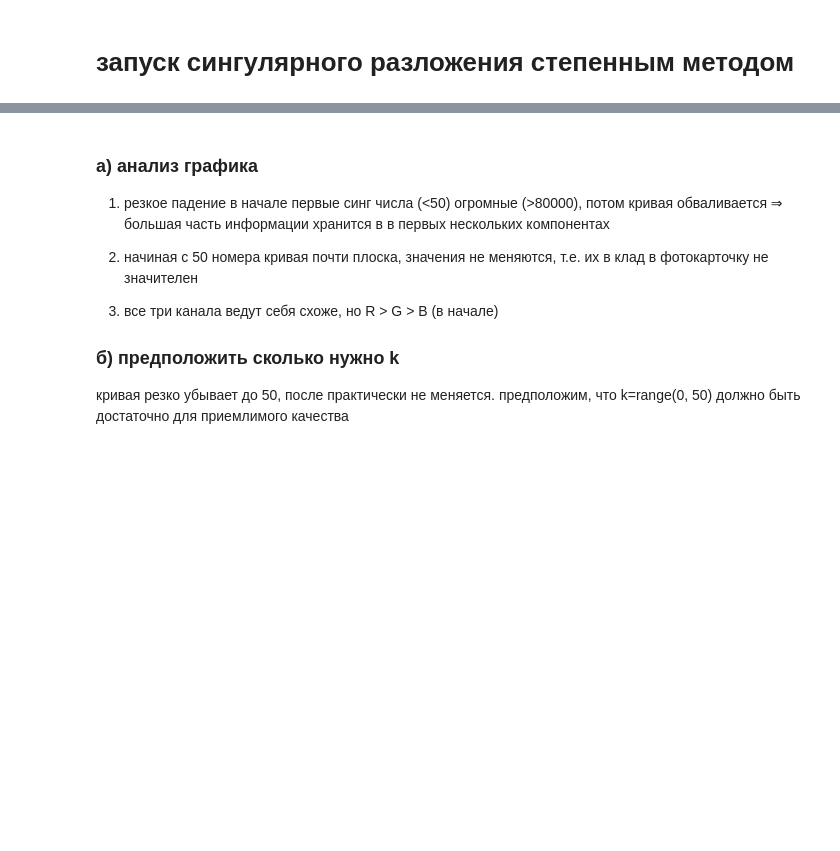
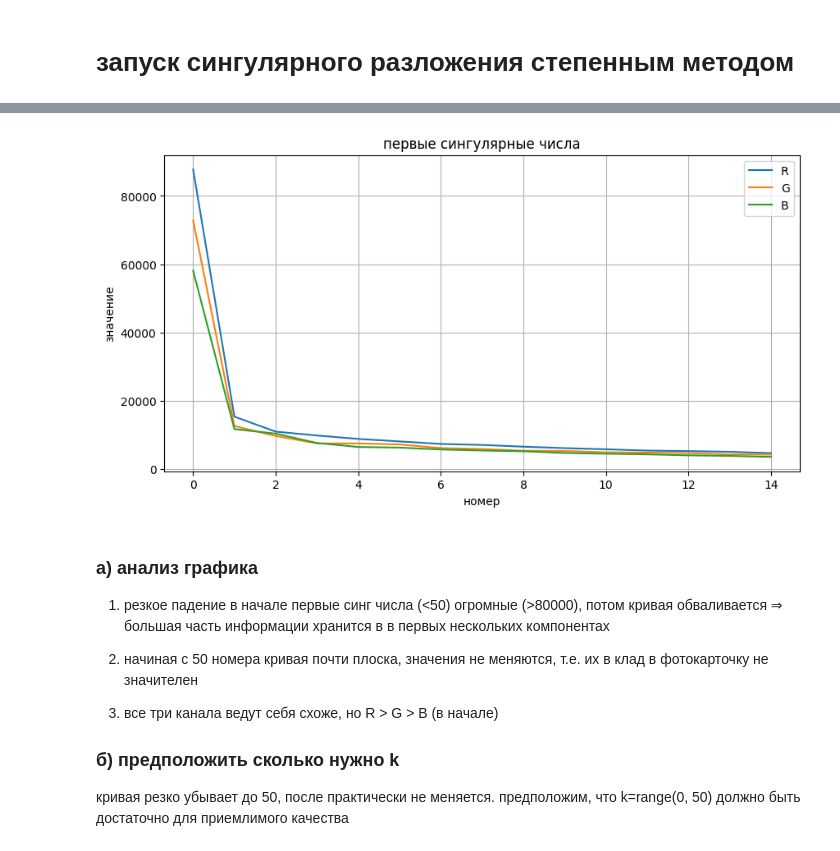
Before and after one commit to sypna504/num-lab-2, a Jupyter notebook: solution.ipynb, the cells around one changed output, grey strips where cells are left out. Saved outputs shown, nothing was run; the diff lists cells and outputs as text; code cells hidden in the pictures; blank space fills up the shorter version.

```diff
--- a/solution.ipynb
+++ b/solution.ipynb
@@ -122,3 +162,22 @@ plt.show()
+# %%
+"""добавил график для первых сингулярных чисел
+чисто для наглядности"""
+n = 15
+
+plt.figure(figsize=(10, 5))
+
+plt.plot(S_r[:n], label="R")
+plt.plot(S_g[:n], label="G")
+plt.plot(S_b[:n], label="B")
+
+plt.title("первые сингулярные числа")
+plt.xlabel("номер")
+plt.ylabel("значение")
+plt.grid(True)
+plt.legend()
+plt.show()
+# %% [output]
+[figure, added]
 # %% [markdown]
 ### а) анализ графика
 1) резкое падение в начале первые синг числа (<50) огромные (>80000), потом кривая обваливается ⇒ большая часть информации хранится в в первых нескольких компонентах
```
Also changed, not shown: parts of 12 cells of this notebook, 3 other files.
